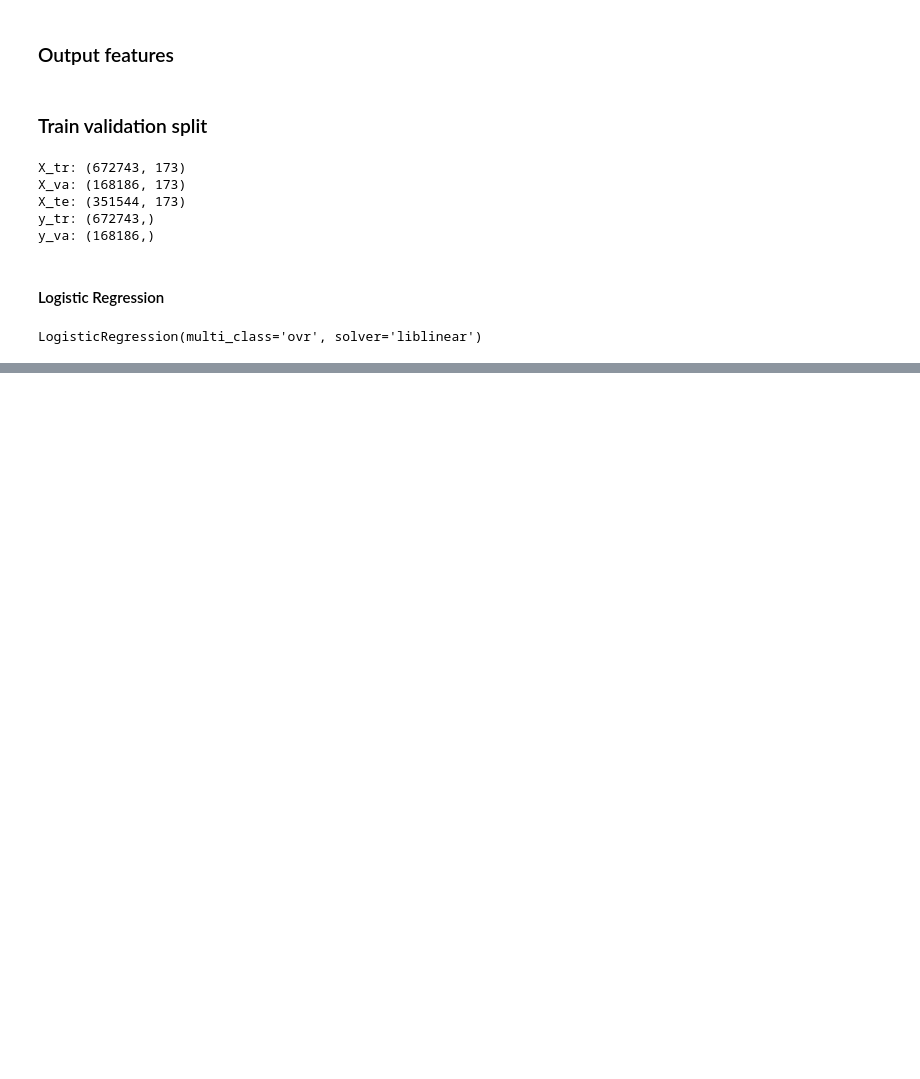
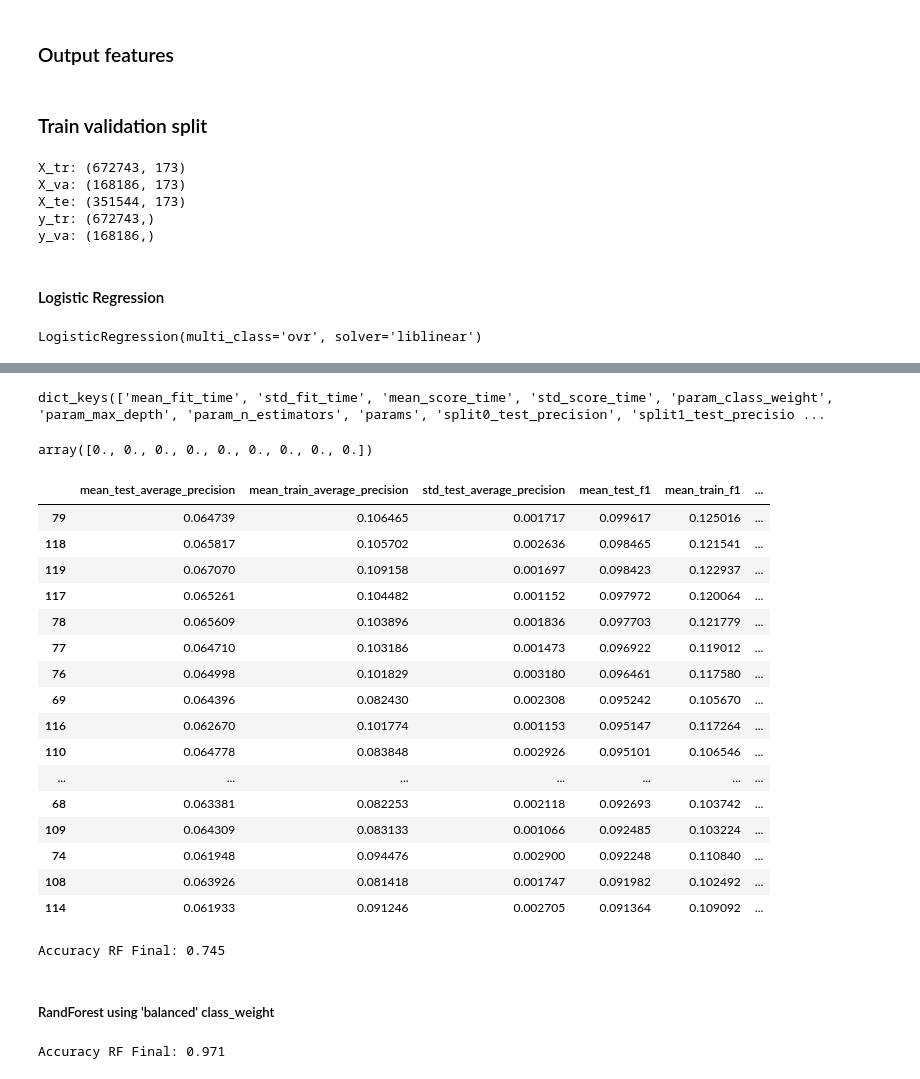
Before and after one commit to Greg1806/ML_projects, a Jupyter notebook: Hotel_Ranking_Kaggle.ipynb, the cells around one changed output, grey strips where cells are left out. Cells and saved outputs as stored; diff of their text form; code cells hidden in the pictures; blank space fills up the shorter version.

```diff
--- a/Hotel_Ranking_Kaggle.ipynb
+++ b/Hotel_Ranking_Kaggle.ipynb
@@ -1347,0 +1383,6 @@ plt.show()
+# %%
+from sklearn.ensemble import RandomForestClassifier
+
+rf = RandomForestClassifier()
+
+rf.fit(X_tr,y_tr)
@@ -1347,0 +1424,13 @@ plt.show()
+# %%
+# create RandomForest
+rf_bis = RandomForestClassifier()
+# parameters
+balance_rf = [None, 'balanced', 'balanced_subsample']
+trees_rf = [3,5,7,9,11]
+estimators_rf = [1,3,5,7,9,11,13,15]
+param_grid_rf = dict(class_weight=balance_rf, max_depth=trees_rf, n_estimators=estimators_rf)
+# define GridSearchCV
+scoring = ['precision','recall','average_precision','f1']
+grid_rf = GridSearchCV(estimator=rf_bis, param_grid=param_grid_rf, n_jobs=-1, cv=5, scoring=scoring, refit=False, return_train_score=True)
+# fit
+grid_rf.fit(X_tr, y_tr)
@@ -1347,0 +1445,42 @@ plt.show()
+# %%
+# Get the results with "cv_results"
+grid_rf.cv_results_.keys()
+# %% [output]
+dict_keys(['mean_fit_time', 'std_fit_time', 'mean_score_time', 'std_score_time', 'param_class_weight', 'param_max_depth', 'param_n_estimators', 'params', 'split0_test_precision', 'split1_test_precisio ...
+# %%
+grid_rf.cv_results_['mean_test_f1'][1:10]
+# %% [output]
+array([0., 0., 0., 0., 0., 0., 0., 0., 0.])
+# %%
+cols = ['mean_test_average_precision','mean_train_average_precision','std_test_average_precision',\
+        'mean_test_f1','mean_train_f1',\
+        'mean_test_recall','mean_train_recall','mean_test_precision','mean_train_precision',\
+        'param_max_depth','param_n_estimators','param_class_weight',\
+        'mean_fit_time','mean_score_time']
+# Delay GridSearchCV
+grid_rf_df = pd.DataFrame(grid_rf.cv_results_)[cols].sort_values(by='mean_test_f1', ascending=False)
+grid_rf_df.head(20)
+# %% [output]
+|  | mean_test_average_precision | mean_train_average_precision | std_test_average_precision | mean_test_f1 | mean_train_f1 | ... |
+| 79 | 0.064739 | 0.106465 | 0.001717 | 0.099617 | 0.125016 | ... |
+| 118 | 0.065817 | 0.105702 | 0.002636 | 0.098465 | 0.121541 | ... |
+| 119 | 0.067070 | 0.109158 | 0.001697 | 0.098423 | 0.122937 | ... |
+| 117 | 0.065261 | 0.104482 | 0.001152 | 0.097972 | 0.120064 | ... |
+| 78 | 0.065609 | 0.103896 | 0.001836 | 0.097703 | 0.121779 | ... |
+| 77 | 0.064710 | 0.103186 | 0.001473 | 0.096922 | 0.119012 | ... |
+| 76 | 0.064998 | 0.101829 | 0.003180 | 0.096461 | 0.117580 | ... |
+| 69 | 0.064396 | 0.082430 | 0.002308 | 0.095242 | 0.105670 | ... |
+| 116 | 0.062670 | 0.101774 | 0.001153 | 0.095147 | 0.117264 | ... |
+| 110 | 0.064778 | 0.083848 | 0.002926 | 0.095101 | 0.106546 | ... |
+| ... | ... | ... | ... | ... | ... | ... |
+| 68 | 0.063381 | 0.082253 | 0.002118 | 0.092693 | 0.103742 | ... |
+| 109 | 0.064309 | 0.083133 | 0.001066 | 0.092485 | 0.103224 | ... |
+| 74 | 0.061948 | 0.094476 | 0.002900 | 0.092248 | 0.110840 | ... |
+| 108 | 0.063926 | 0.081418 | 0.001747 | 0.091982 | 0.102492 | ... |
+| 114 | 0.061933 | 0.091246 | 0.002705 | 0.091364 | 0.109092 | ... |
+# %%
+rf_final = RandomForestClassifier(max_depth=11, n_estimators=15, class_weight='balanced')
+rf_final.fit(X_tr,y_tr)
+print('Accuracy RF Final:',round(rf_final.score(X_va, y_va),3))
+# %% [output]
+Accuracy RF Final: 0.745
@@ -1347,0 +1492,8 @@ plt.show()
+# %% [markdown]
+##### RandForest using 'balanced' class_weight
+# %%
+rf_final = RandomForestClassifier(class_weight='balanced')
+rf_final.fit(X_tr,y_tr)
+print('Accuracy RF Final:',round(rf_final.score(X_va, y_va),3))
+# %% [output]
+Accuracy RF Final: 0.971
```
Also changed, not shown: parts of 50 cells of this notebook.
